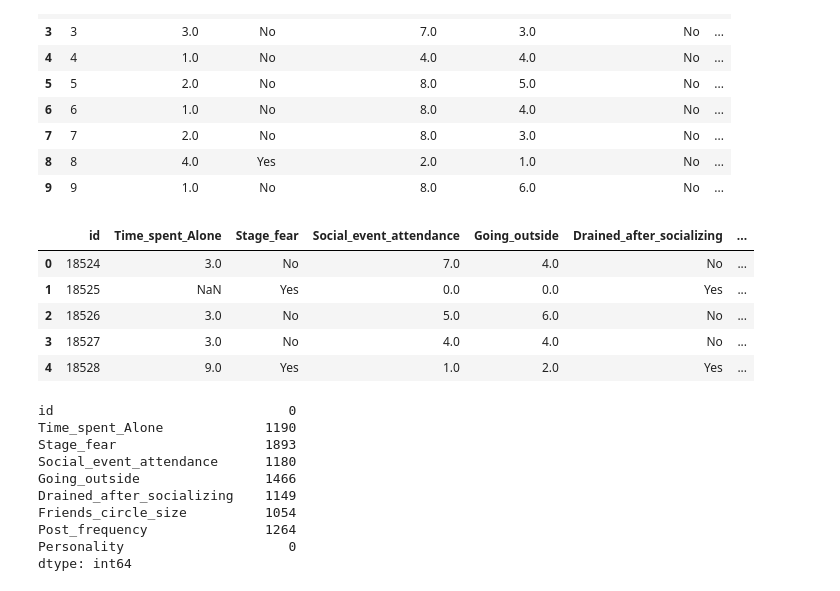
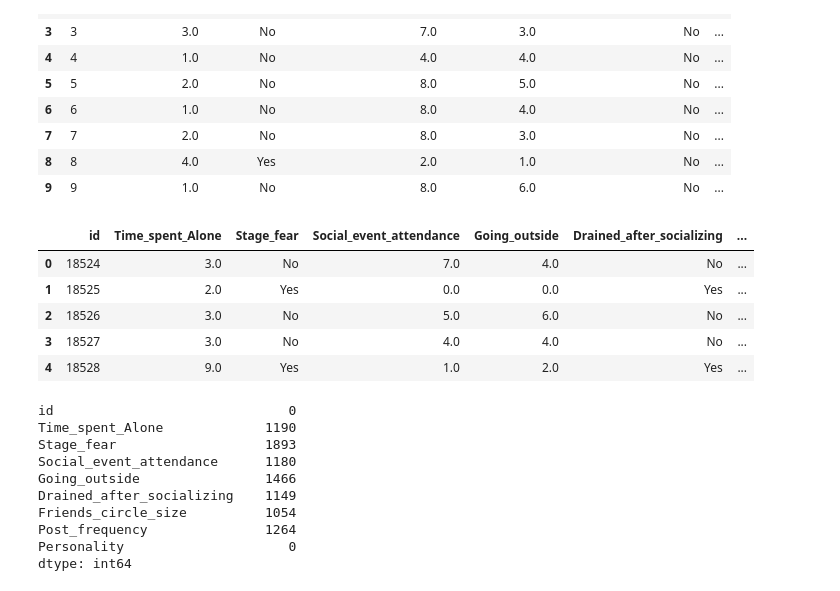
Before and after one commit to chitreshkr/Kaggle_Projects, a Jupyter notebook: Introvert vs Extrovert/introverts-vs-extroverts.ipynb, the cells around one changed output. Cells and saved outputs as stored; diff of their text form; code cells hidden in the pictures.

```diff
--- a/Introvert vs Extrovert/introverts-vs-extroverts.ipynb
+++ b/Introvert vs Extrovert/introverts-vs-extroverts.ipynb
@@ -175,3 +175,11 @@ Method 1: Filled using a loop for each column's mode:
 18523             7.0   Extrovert
 
 [18524 rows x 9 columns]
+# %%
+test_df_fill = test_df.copy()
+for col in cat_columns:
+    if col in test_df_fill.columns:
+        mode_val = test_df_fill[col].mode()[0]
+        test_df_fill[col] = test_df_fill[col].fillna(mode_val)
+print("\nMethod 1: Filled using a loop for each column's mode:")
+print(test_df_fill.head(10))
@@ -217,3 +249,11 @@ Method 1: Filled using a loop for each column's mode:
 18523             7.0   Extrovert
 
 [18524 rows x 9 columns]
+# %%
+for col in numerical_cols:
+    if col in test_df_fill.columns: # Ensure the column exists
+        # Calculate the mode for the current column. .mode()[0] handles ties by taking the first mode.
+        median_val = test_df_fill[col].median()
+        test_df_fill[col] = test_df_fill[col].fillna(median_val)
+print("\nMethod 1: Filled using a loop for each column's mode:")
+print(test_df_fill.head())
@@ -247,11 +312,11 @@ train_df_fill.head(10)
 | 8 | 8 | 4.0 | Yes | 2.0 | 1.0 | No | ... |
 | 9 | 9 | 1.0 | No | 8.0 | 6.0 | No | ... |
 # %%
-test_df.head()
+test_df_fill.head()
 # %% [output]
 |  | id | Time_spent_Alone | Stage_fear | Social_event_attendance | Going_outside | Drained_after_socializing | ... |
 | 0 | 18524 | 3.0 | No | 7.0 | 4.0 | No | ... |
-| 1 | 18525 | NaN | Yes | 0.0 | 0.0 | Yes | ... |
+| 1 | 18525 | 2.0 | Yes | 0.0 | 0.0 | Yes | ... |
 | 2 | 18526 | 3.0 | No | 5.0 | 6.0 | No | ... |
 | 3 | 18527 | 3.0 | No | 4.0 | 4.0 | No | ... |
 | 4 | 18528 | 9.0 | Yes | 1.0 | 2.0 | Yes | ... |
```
Also changed, not shown: parts of 23 cells of this notebook.
